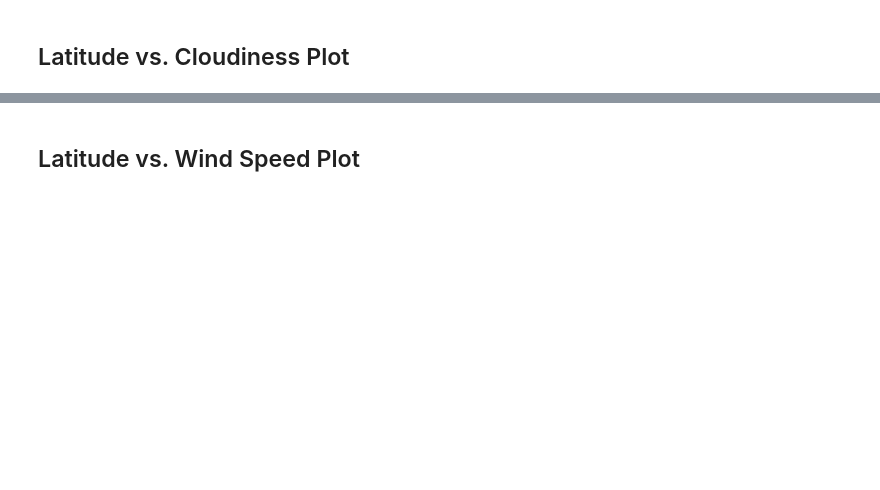
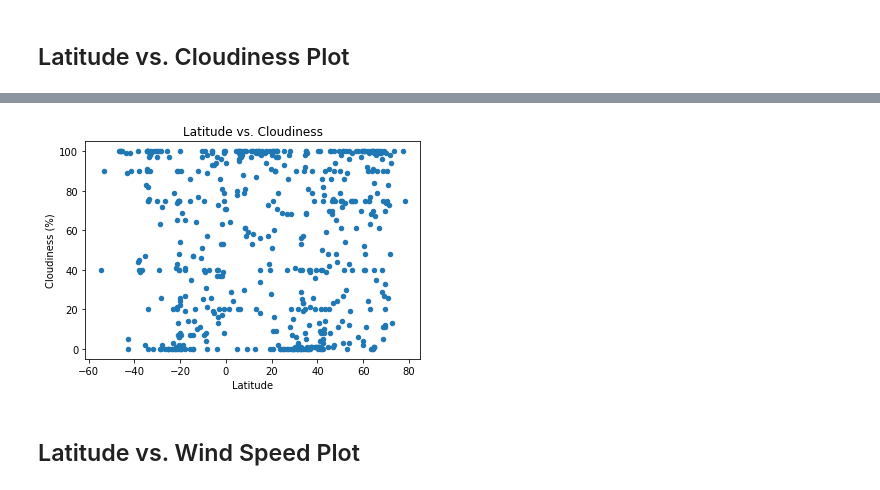
Before and after one commit to DINHC/python-api-challenge, a Jupyter notebook: WeatherPy.ipynb, the cells around one changed output, grey strips where cells are left out. Cells and saved outputs as stored; diff of their text form; code cells hidden in the pictures; blank space fills up the shorter version.

```diff
--- a/WeatherPy.ipynb
+++ b/WeatherPy.ipynb
@@ -327,2 +301,9 @@ Int64Index([], dtype='int64')
+# %%
+lat_vs_cloud = city_stat_pd.plot.scatter(x='Latitude', y ='Clouds')
+plt.title('Latitude vs. Cloudiness')
+plt.ylabel('Cloudiness (%)')
+plt.show()
+# %% [output]
+[figure, added]
 # %% [markdown]
 ## Latitude vs. Wind Speed Plot
```
Also changed, not shown: parts of 36 cells of this notebook, 1 other file.
